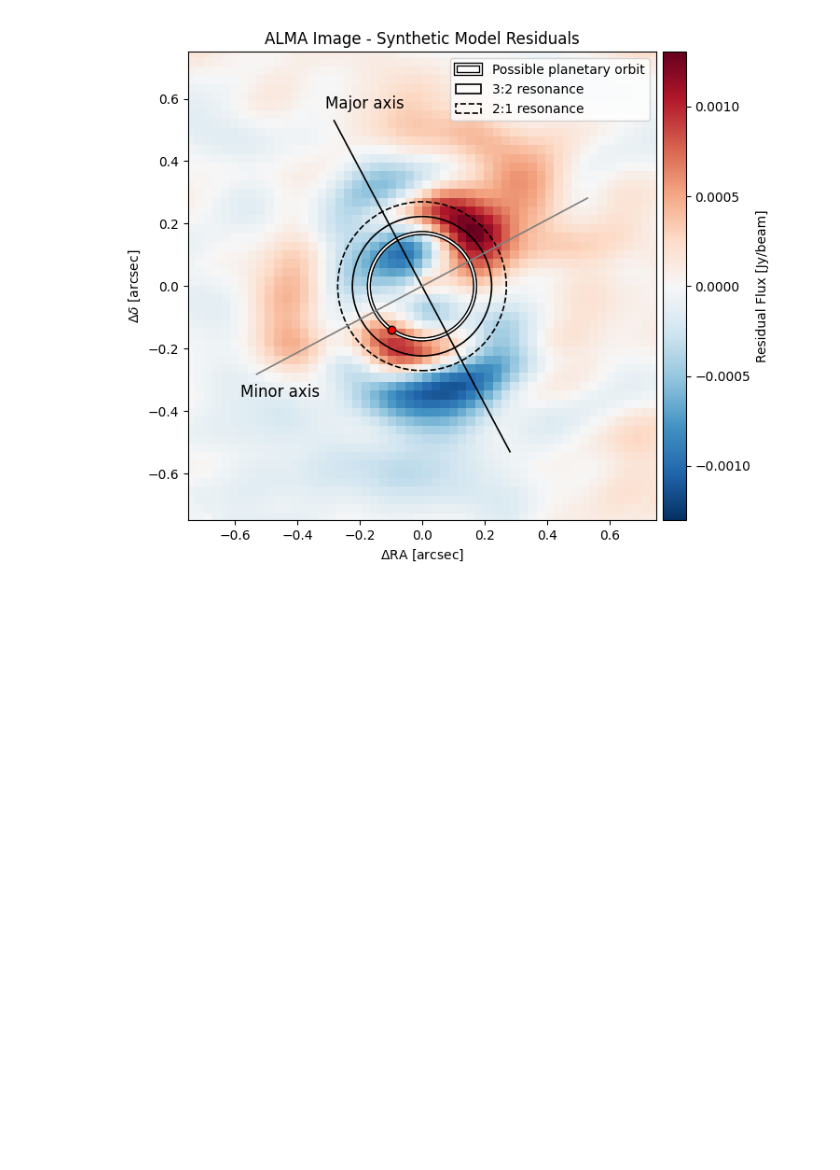
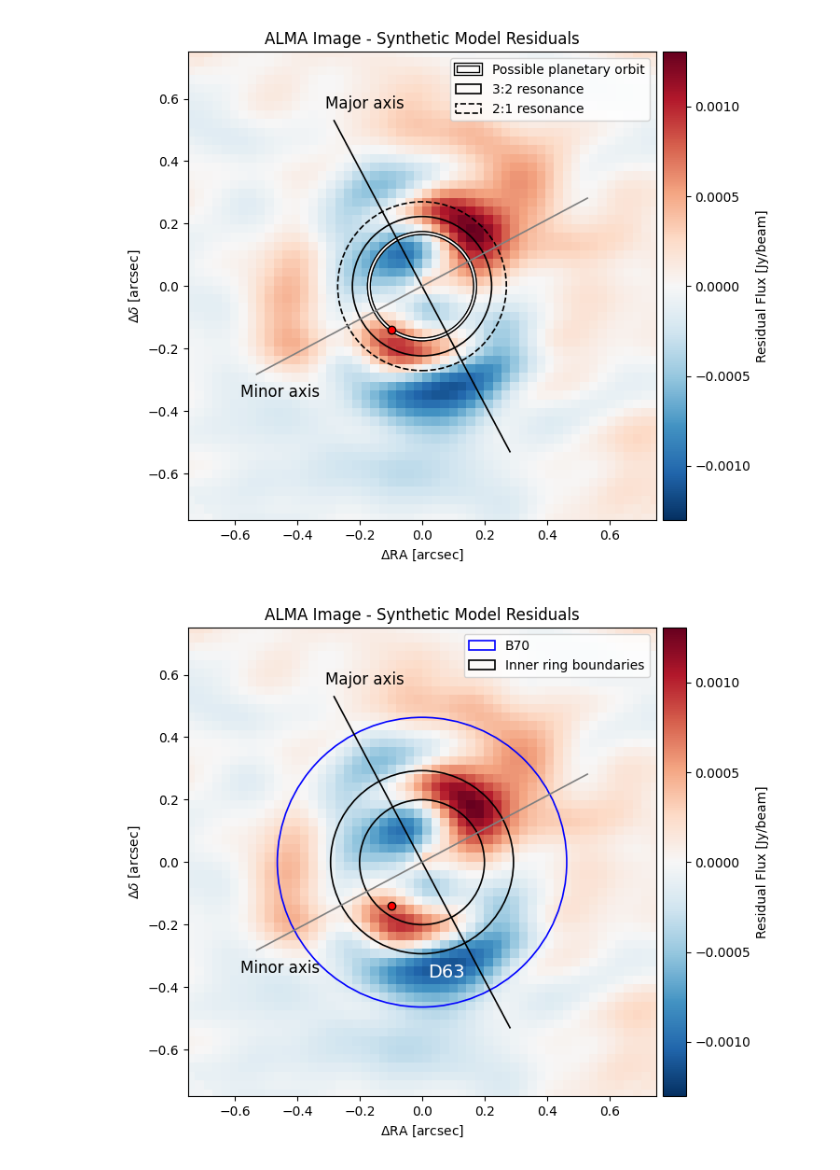
Before and after one commit to enricogrippi/disk_analysis, a Jupyter notebook: ALMA_residuals.ipynb, the cells around one changed output. Saved outputs shown, nothing was run; the diff lists cells and outputs as text; code cells hidden in the pictures; blank space fills up the shorter version.

```diff
--- a/ALMA_residuals.ipynb
+++ b/ALMA_residuals.ipynb
@@ -380,3 +378,33 @@ plt.show()
 # %% [output]
 Sum of residuals = 0.9471917910216126
 [figure]
+# %%
+fig, ax = plt.subplots(figsize=(8, 6))
+ax.set_title('ALMA Image - Synthetic Model Residuals')
+im = ax.imshow(residuals, origin='lower', cmap='RdBu_r', extent=alma_d_extent,vmin=-max_abs, vmax=max_abs)
+cbar = fig.colorbar(im, ax=ax, fraction=0.046, pad=0.01, label=r"Residual Flux [Jy/beam]")
+#ax.contour(alma_image_d, colors='white', linewidths=1, extent=alma_d_extent, levels=manual_levels)
+ax.scatter(x_planet, y_planet, c='red', edgecolors='black', zorder=10)
+add_circle(ax, 70/distance, edgecolor='blue', linestyle=None, label='B70')
+add_circle(ax, 0.200, edgecolor='black', linestyle=None, label='Inner ring boundaries')
+add_circle(ax, 0.293, edgecolor='black', linestyle=None, label=None)
+
+# Plot lines with text labels
+ax.plot(x_major, y_major, 'k-', lw=1.2)
+ax.plot(x_minor, y_minor, color='gray', lw=1.2)
+
+# Add text labels near the lines
+ax.text(x_major[1]*1.1, y_major[1]*1.1, 'Major axis', fontsize=12, ha='left', va='center')
+ax.text(x_minor[0]*1.1, y_minor[0]*1.2, 'Minor axis', fontsize=12, ha='left', va='center')
+ax.text(0.02, -0.37, 'D63', fontsize=14, color='white')
+
+ax.legend(loc='upper right')
+ax.set_xlabel(r'$\Delta$RA [arcsec]')
+ax.set_ylabel(r'$\Delta\delta$ [arcsec]')
+ax.set_xlim(-0.75, 0.75)
+ax.set_ylim(-0.75, 0.75)
+
+plt.tight_layout()
+plt.show()
+# %% [output]
+[figure, added]
```
Also changed, not shown: parts of 2 cells of this notebook, 9 other files.
